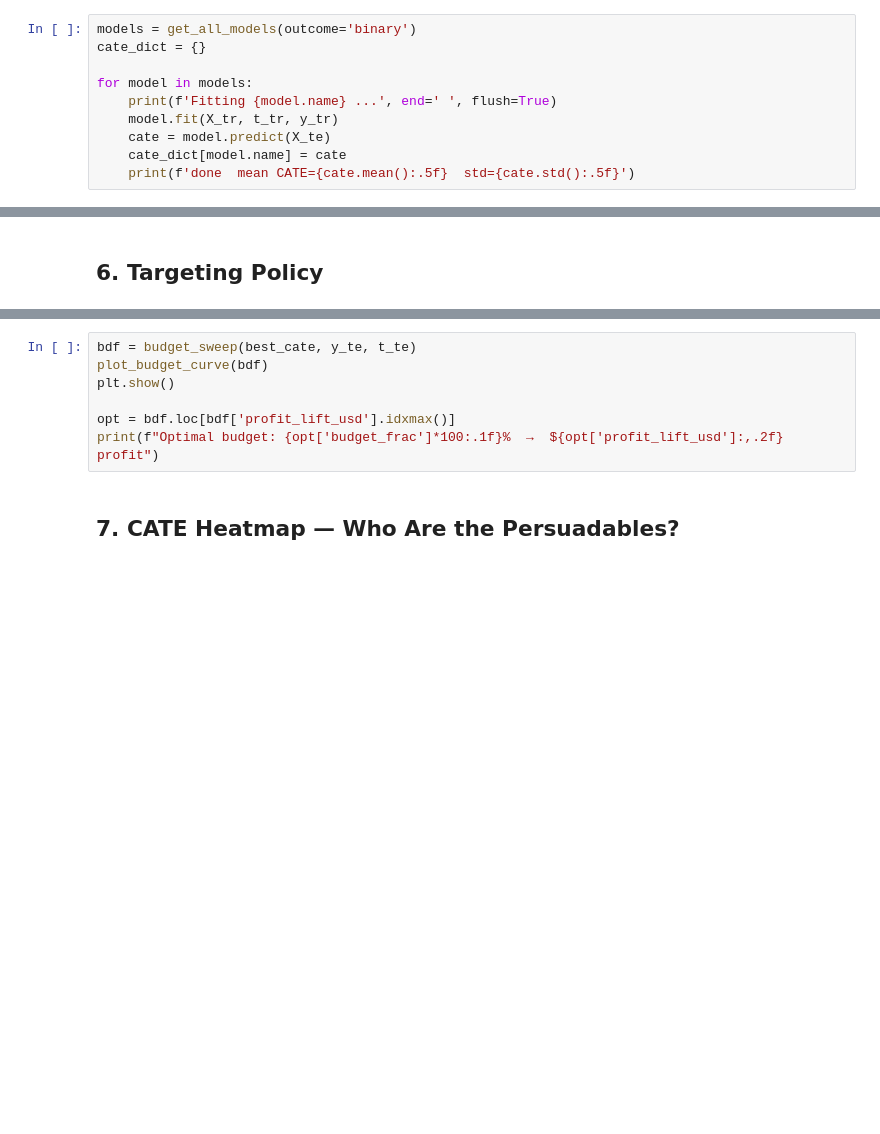
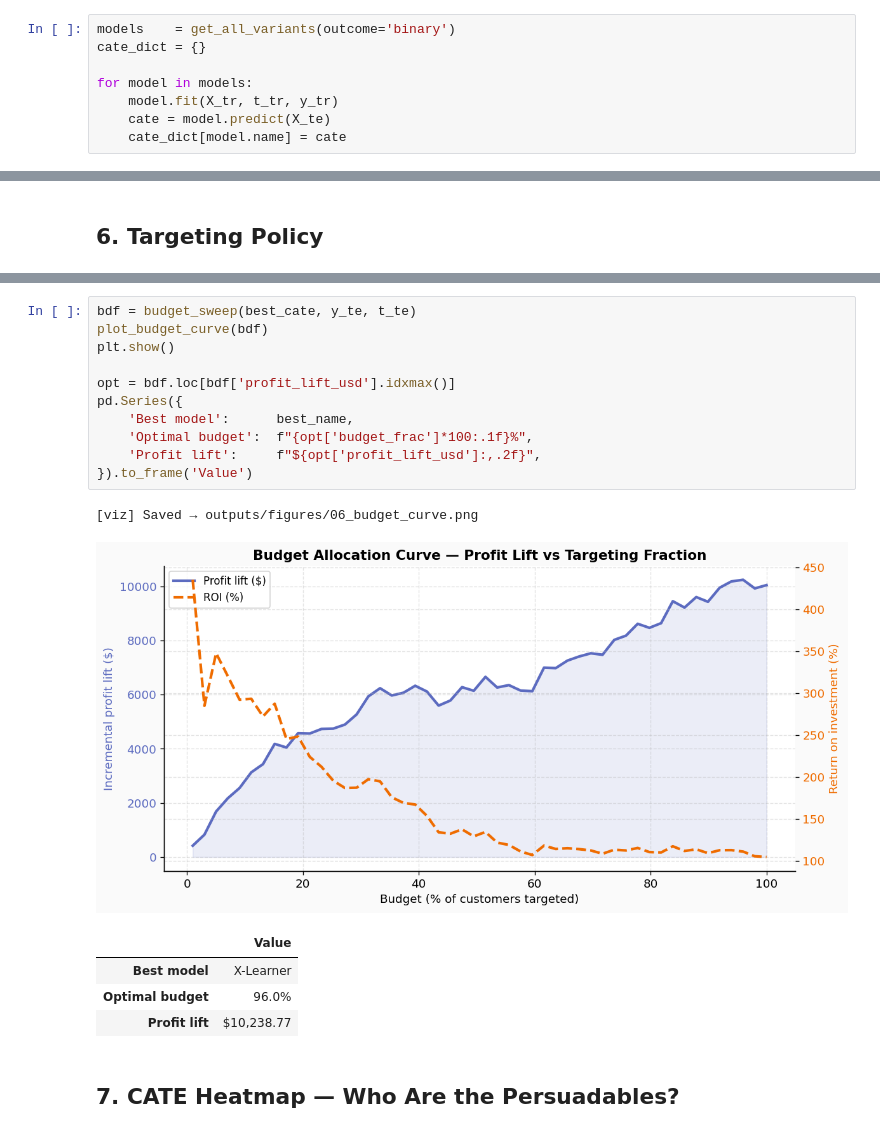
Before and after one commit to MYOUSSF/uplift_project, a Jupyter notebook: notebooks/uplift_exploration.ipynb, the cells around one changed output, grey strips where cells are left out. Drawn from its saved outputs; the diff is of its cells as text; blank space fills up the shorter version.

Commit message:
calibrated X-learner

```diff
--- a/notebooks/uplift_exploration.ipynb
+++ b/notebooks/uplift_exploration.ipynb
@@ -67,13 +94,11 @@ print(f'Treatment rate — train: {t_tr.mean():.3f}  test: {t_te.mean():.3f}')
 # %%
-models = get_all_models(outcome='binary')
+models    = get_all_variants(outcome='binary')
 cate_dict = {}
 
 for model in models:
-    print(f'Fitting {model.name} ...', end=' ', flush=True)
     model.fit(X_tr, t_tr, y_tr)
     cate = model.predict(X_te)
     cate_dict[model.name] = cate
-    print(f'done  mean CATE={cate.mean():.5f}  std={cate.std():.5f}')
 # %% [markdown]
 ## 4. CATE Distributions
 # %%
@@ -106,10 +168,21 @@ for b in [0.10, 0.20, 0.30, 0.50]:
 # %%
 bdf = budget_sweep(best_cate, y_te, t_te)
 plot_budget_curve(bdf)
 plt.show()
 
 opt = bdf.loc[bdf['profit_lift_usd'].idxmax()]
-print(f"Optimal budget: {opt['budget_frac']*100:.1f}%  →  ${opt['profit_lift_usd']:,.2f} profit")
+pd.Series({
+    'Best model':      best_name,
+    'Optimal budget':  f"{opt['budget_frac']*100:.1f}%",
+    'Profit lift':     f"${opt['profit_lift_usd']:,.2f}",
+}).to_frame('Value')
+# %% [output]
+[viz] Saved → outputs/figures/06_budget_curve.png
+[figure, added]
+|  | Value |
+| Best model | X-Learner |
+| Optimal budget | 96.0% |
+| Profit lift | $10,238.77 |
 # %% [markdown]
 ## 7. CATE Heatmap — Who Are the Persuadables?
 # %%
```
Also changed, not shown: parts of 16 cells of this notebook, 4 other files.
